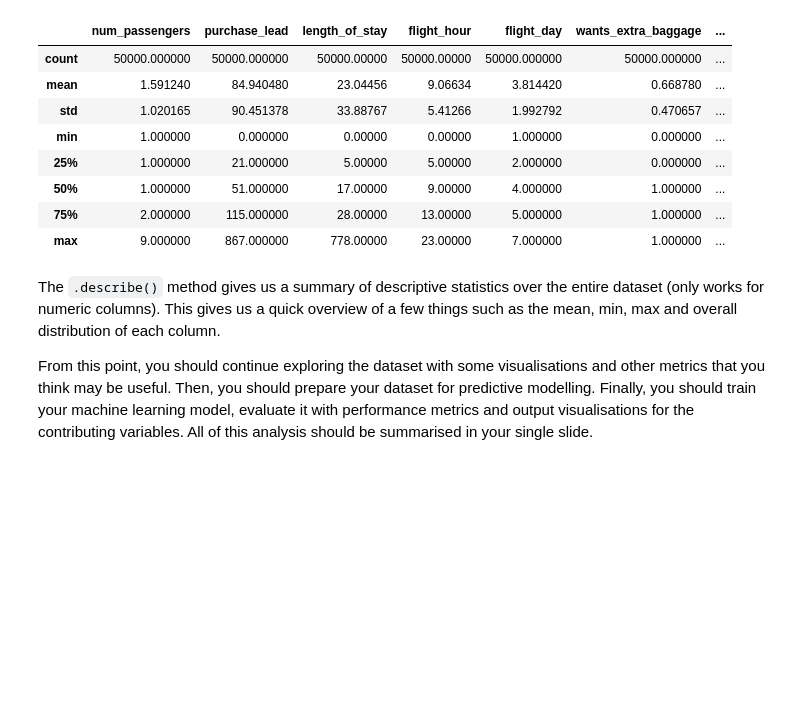
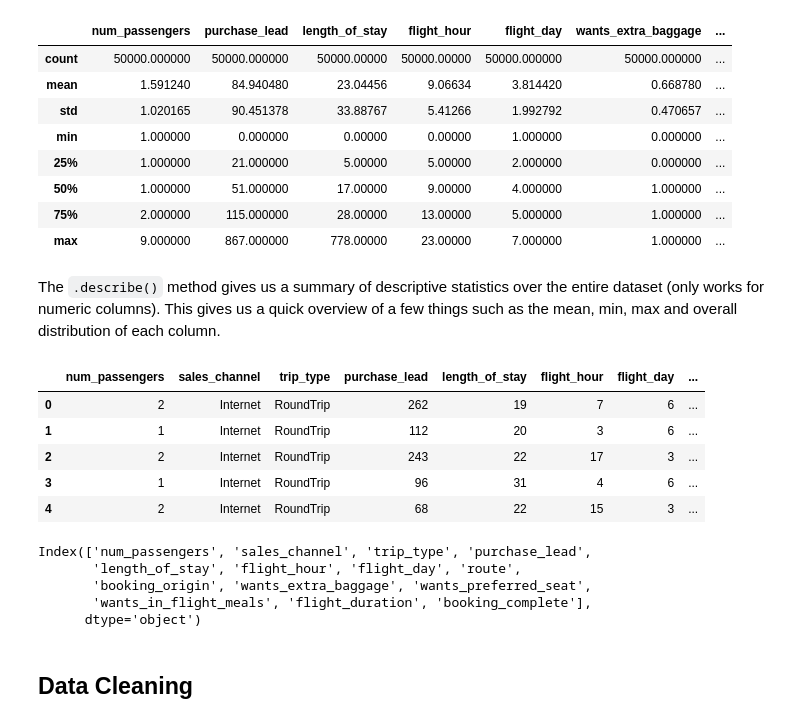
Before and after one commit to MarkPhamm/British-Airway, a Jupyter notebook: model/BookingModel.ipynb, the cells around one changed output. Cells and saved outputs as stored; diff of their text form; code cells hidden in the pictures; blank space fills up the shorter version.

```diff
--- a/model/BookingModel.ipynb
+++ b/model/BookingModel.ipynb
@@ -110,5 +103,22 @@ df.describe()
 | max | 9.000000 | 867.000000 | 778.00000 | 23.00000 | 7.000000 | 1.000000 | ... |
 # %% [markdown]
 The `.describe()` method gives us a summary of descriptive statistics over the entire dataset (only works for numeric columns). This gives us a quick overview of a few things such as the mean, min, max and overall distribution of each column.
-
-From this point, you should continue exploring the dataset with some visualisations and other metrics that you think may be useful. Then, you should prepare your dataset for predictive modelling. Finally, you should train your machine learning model, evaluate it with performance metrics and output visualisations for the contributing variables. All of this analysis should be summarised in your single slide.
+# %%
+df.head()
+# %% [output]
+|  | num_passengers | sales_channel | trip_type | purchase_lead | length_of_stay | flight_hour | flight_day | ... |
+| 0 | 2 | Internet | RoundTrip | 262 | 19 | 7 | 6 | ... |
+| 1 | 1 | Internet | RoundTrip | 112 | 20 | 3 | 6 | ... |
+| 2 | 2 | Internet | RoundTrip | 243 | 22 | 17 | 3 | ... |
+| 3 | 1 | Internet | RoundTrip | 96 | 31 | 4 | 6 | ... |
+| 4 | 2 | Internet | RoundTrip | 68 | 22 | 15 | 3 | ... |
+# %%
+df.columns
+# %% [output]
+Index(['num_passengers', 'sales_channel', 'trip_type', 'purchase_lead',
+       'length_of_stay', 'flight_hour', 'flight_day', 'route',
+       'booking_origin', 'wants_extra_baggage', 'wants_preferred_seat',
+       'wants_in_flight_meals', 'flight_duration', 'booking_complete'],
+      dtype='object')
+# %% [markdown]
+## Data Cleaning
```
Also changed, not shown: parts of 12 cells of this notebook.
